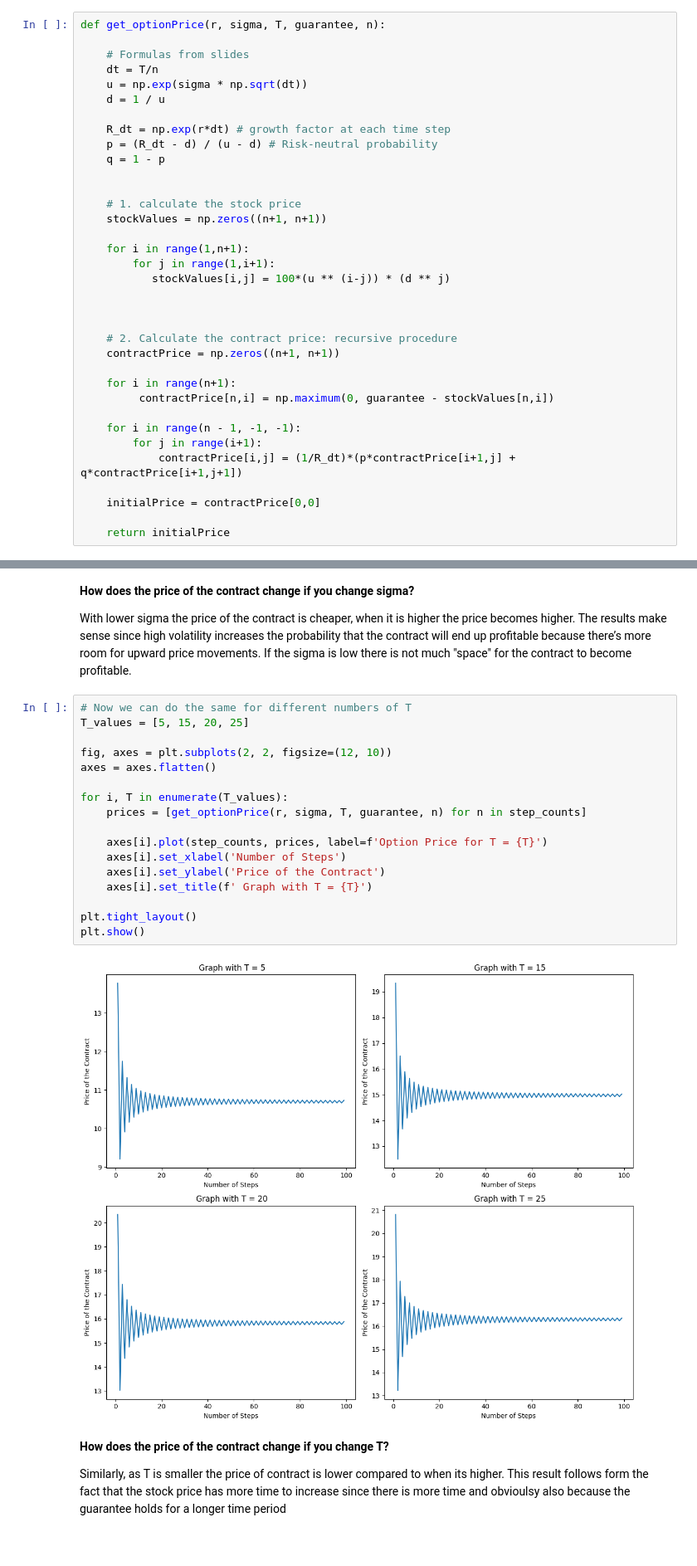
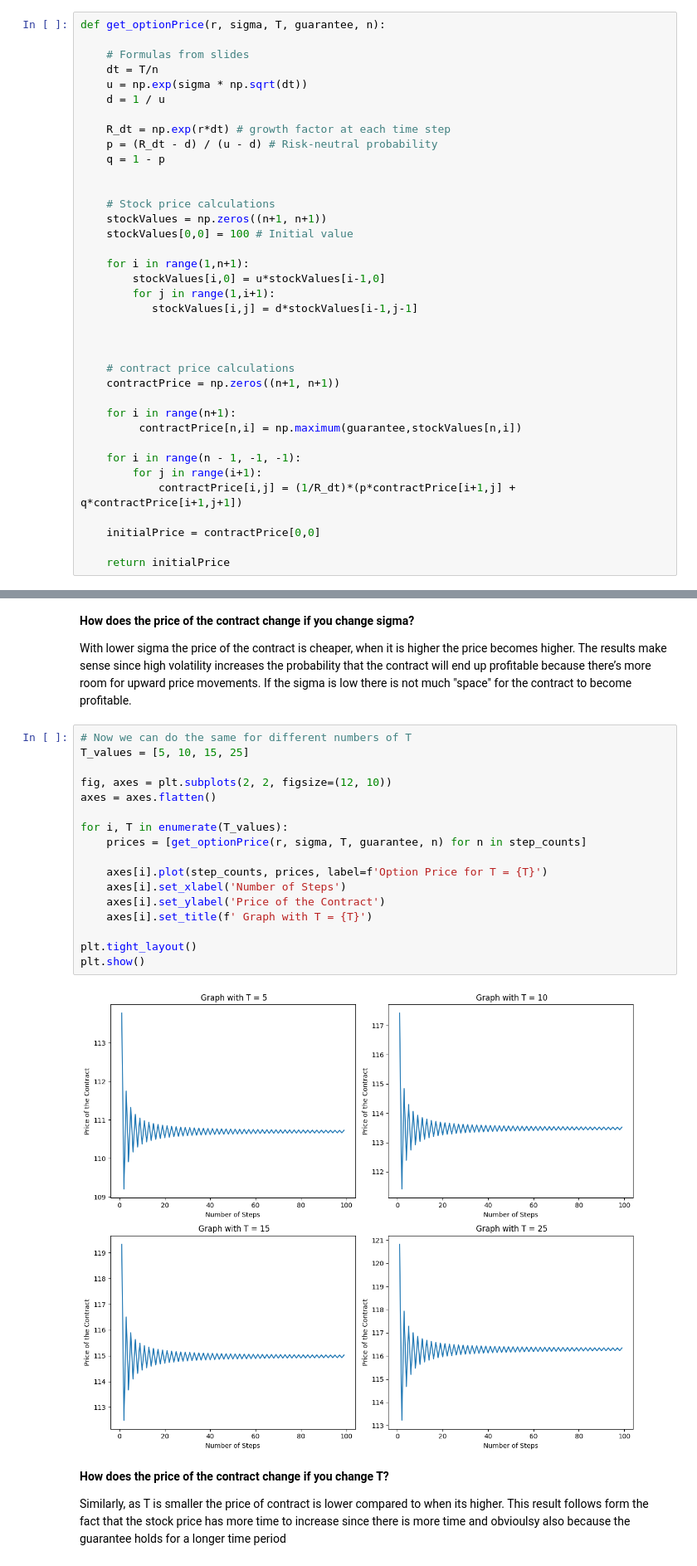
Before and after one commit to ashademeij/MathematicalFinance, a Jupyter notebook: BinomialTree.ipynb, the cells around one changed output, grey strips where cells are left out. Shown: that part at 83% size. Drawn from its saved outputs; the diff is of its cells as text.

```diff
--- a/BinomialTree.ipynb
+++ b/BinomialTree.ipynb
@@ -35,20 +35,22 @@ def get_optionPrice(r, sigma, T, guarantee, n):
     q = 1 - p
 
 
-    # 1. calculate the stock price
+    # Stock price calculations
     stockValues = np.zeros((n+1, n+1))
+    stockValues[0,0] = 100 # Initial value
 
     for i in range(1,n+1):
+        stockValues[i,0] = u*stockValues[i-1,0]
         for j in range(1,i+1):
-           stockValues[i,j] = 100*(u ** (i-j)) * (d ** j)
+           stockValues[i,j] = d*stockValues[i-1,j-1]
 
 
 
-    # 2. Calculate the contract price: recursive procedure
+    # contract price calculations
     contractPrice = np.zeros((n+1, n+1))
 
     for i in range(n+1):
-         contractPrice[n,i] = np.maximum(0, guarantee - stockValues[n,i])
+         contractPrice[n,i] = np.maximum(guarantee,stockValues[n,i])
 
     for i in range(n - 1, -1, -1):
         for j in range(i+1):
@@ -180,23 +147,23 @@ plt.show()
 With lower sigma the price of the contract is cheaper, when it is higher the price becomes higher. The results make sense since high volatility increases the probability that the contract will end up profitable because there’s more room for upward price movements. If the sigma is low there is not much "space" for the contract to become profitable.
 # %%
 # Now we can do the same for different numbers of T
-T_values = [5, 15, 20, 25]
+T_values = [5, 10, 15, 25]
 
 fig, axes = plt.subplots(2, 2, figsize=(12, 10))
 axes = axes.flatten()
 
 for i, T in enumerate(T_values):
     prices = [get_optionPrice(r, sigma, T, guarantee, n) for n in step_counts]
 
     axes[i].plot(step_counts, prices, label=f'Option Price for T = {T}')
     axes[i].set_xlabel('Number of Steps')
     axes[i].set_ylabel('Price of the Contract')
     axes[i].set_title(f' Graph with T = {T}')
 
 plt.tight_layout()
 plt.show()
 # %% [output]
-[figure, old version]
+[figure, new version]
 # %% [markdown]
 **How does the price of the contract change if you change T?**
 
```
Also changed, not shown: parts of 13 cells of this notebook.
